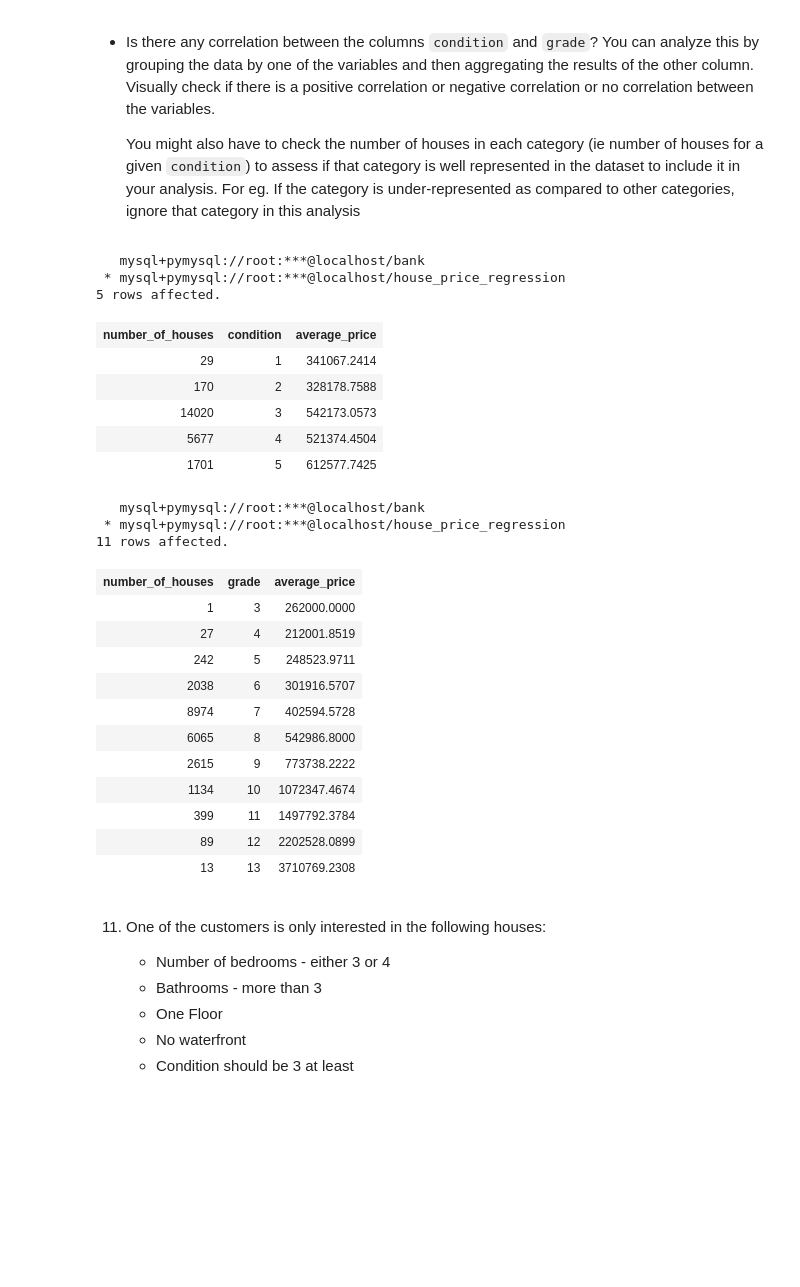
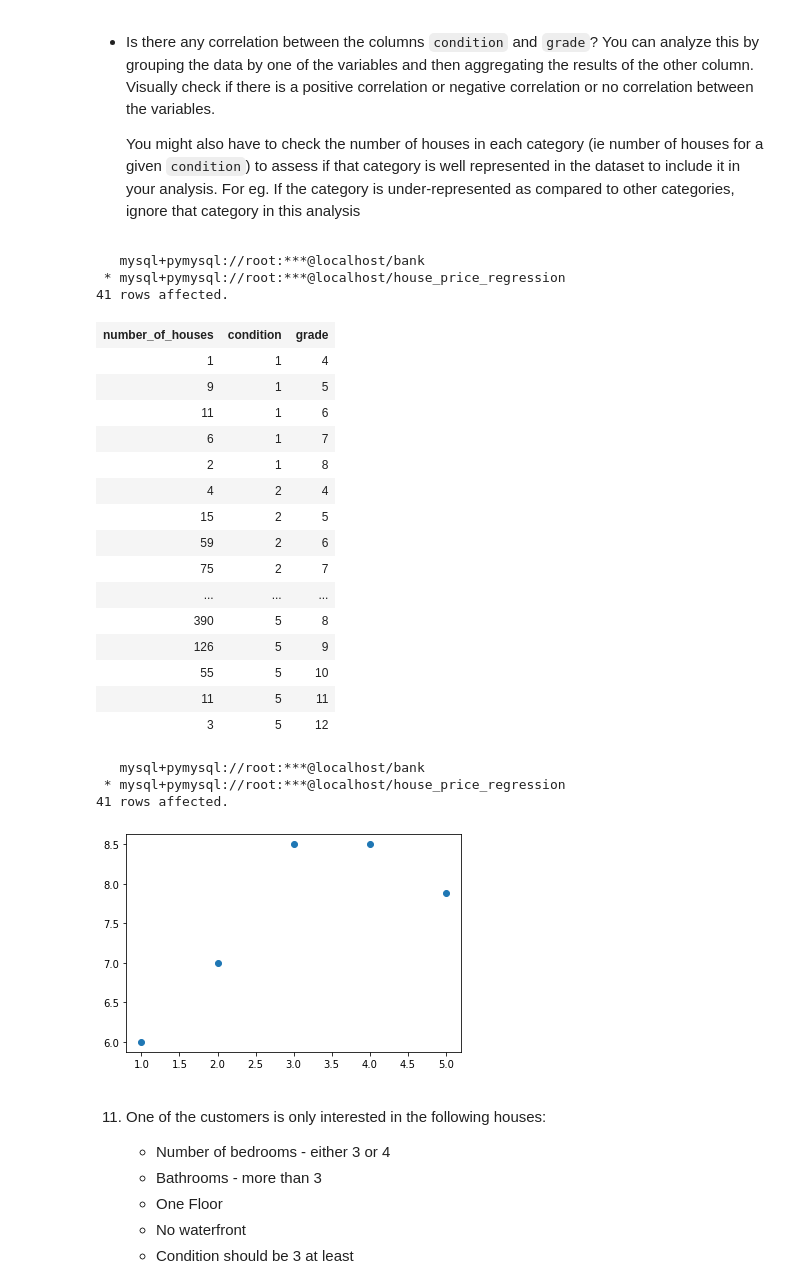
Before and after one commit to andreaevrard/EY_data_mid_bootcamp_project-regression_group_2, a Jupyter notebook: sql_queries/sql_queries_mid_project.ipynb, the cells around one changed output. Cells and saved outputs as stored; diff of their text form; code cells hidden in the pictures; blank space fills up the shorter version.

```diff
--- a/sql_queries/sql_queries_mid_project.ipynb
+++ b/sql_queries/sql_queries_mid_project.ipynb
@@ -291,37 +302,32 @@ group by waterfront;
         You might also have to check the number of houses in each category (ie number of houses for a given `condition`) to assess if that category is well represented in the dataset to include it in your analysis. For eg. If the category is under-represented as compared to other categories, ignore that category in this analysis
 # %%
 %%sql
-select count(id) as number_of_houses, house_price_data.condition, avg(price) as average_price from house_price_data
-group by house_price_data.condition
+select count(id) as number_of_houses, house_price_data.condition, grade from house_price_data
+group by house_price_data.condition, grade
 order by house_price_data.condition;
 # %% [output]
    mysql+pymysql://root:***@localhost/bank
  * mysql+pymysql://root:***@localhost/house_price_regression
-5 rows affected.
+41 rows affected.
-| number_of_houses | condition | average_price |
-| 29 | 1 | 341067.2414 |
-| 170 | 2 | 328178.7588 |
-| 14020 | 3 | 542173.0573 |
-| 5677 | 4 | 521374.4504 |
-| 1701 | 5 | 612577.7425 |
+| number_of_houses | condition | grade |
+| 1 | 1 | 4 |
+| 9 | 1 | 5 |
+| 11 | 1 | 6 |
+| 6 | 1 | 7 |
+| 2 | 1 | 8 |
+| 4 | 2 | 4 |
+| 15 | 2 | 5 |
+| 59 | 2 | 6 |
+| 75 | 2 | 7 |
+| ... | ... | ... |
+| 390 | 5 | 8 |
+| 126 | 5 | 9 |
+| 55 | 5 | 10 |
+| 11 | 5 | 11 |
+| 3 | 5 | 12 |
 # %%
-%%sql
-select count(id) as number_of_houses, grade, avg(price) as average_price from house_price_data
-group by grade
-order by grade;
+query_result = %sql select count(id) as number_of_houses, house_price_data.condition, grade from house_price_data group by house_price_data.condition, grade Order by house_price_data.condition;
 # %% [output]
    mysql+pymysql://root:***@localhost/bank
  * mysql+pymysql://root:***@localhost/house_price_regression
-11 rows affected.
+41 rows affected.
-| number_of_houses | grade | average_price |
-| 1 | 3 | 262000.0000 |
-| 27 | 4 | 212001.8519 |
-| 242 | 5 | 248523.9711 |
-| 2038 | 6 | 301916.5707 |
-| 8974 | 7 | 402594.5728 |
-| 6065 | 8 | 542986.8000 |
-| 2615 | 9 | 773738.2222 |
-| 1134 | 10 | 1072347.4674 |
-| 399 | 11 | 1497792.3784 |
-| 89 | 12 | 2202528.0899 |
-| 13 | 13 | 3710769.2308 |
@@ -327,0 +340,5 @@ order by grade;
+# %%
+plt.plot(query_result['condition'].unique(), grade_means, 'o')
+plt.show()
+# %% [output]
+[figure, added]
```
Also changed, not shown: parts of 8 cells of this notebook, 4 other files.
